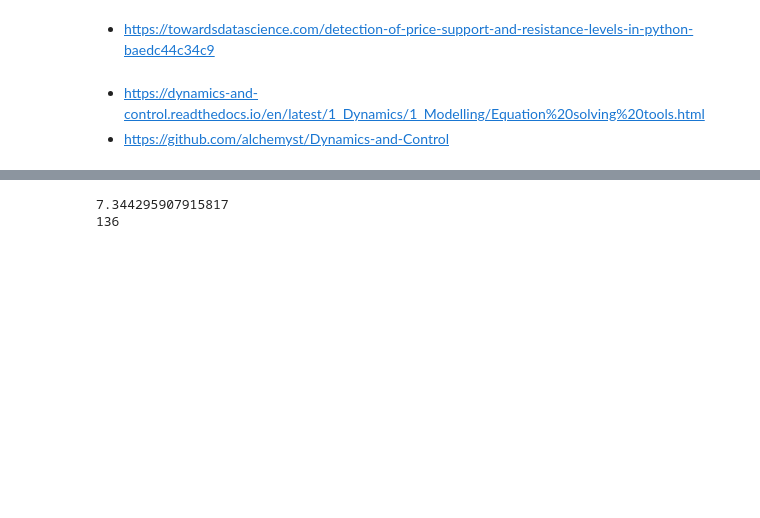
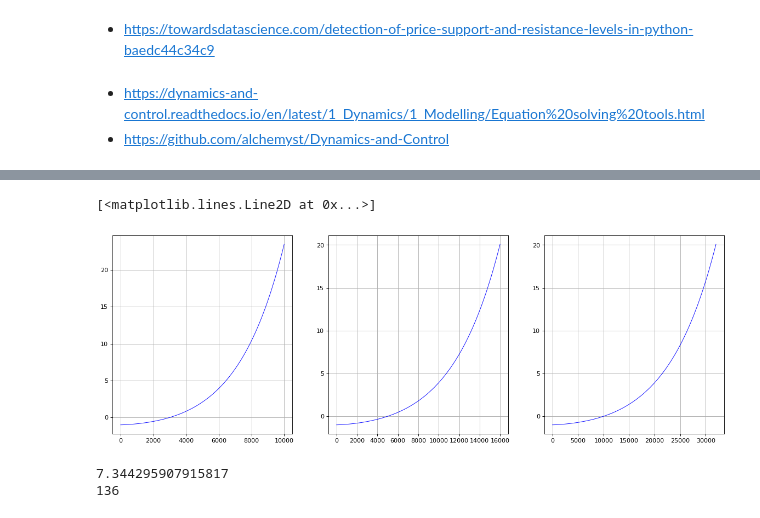
Before and after one commit to seii-saintway/crypto-currency-stabilizer, a Jupyter notebook: analysis.ipynb, the cells around one changed output, grey strips where cells are left out. Cells and saved outputs as stored; diff of their text form; code cells hidden in the pictures; blank space fills up the shorter version.

```diff
--- a/analysis.ipynb
+++ b/analysis.ipynb
@@ -6,3 +49,42 @@
+# %%
+import math
+from scipy import optimize as opt
+import numpy.lib.scimath as scimath
+
+def c(d):
+    return opt.fsolve(lambda c: [(d - D / scimath.log(M) * scimath.log(1 + c[0]) / c[0] * (1 + c[0])).real], [-0.5])[0]
+
+import matplotlib.pyplot as plt
+%matplotlib inline
+
+fig, (plt_a, plt_b, plt_c) = plt.subplots(1, 3, figsize=(18, 6), dpi=80)
+
+# ---
+M = 800000 / 40000 / (20 / math.e)
+D = 3000
+
+# ---
+plt_a.grid(True)
+plt_a.plot(range(0, 10000), [c(d) for d in range(0, 10000)], 'b-', linewidth=0.8)
+
+# ---
+M = 800000 / 40000 / (20 / math.e)
+D = 5000
+
+# ---
+plt_b.grid(True)
+plt_b.plot(range(0, 16000), [c(d) for d in range(0, 16000)], 'b-', linewidth=0.8)
+
+# ---
+M = 800000 / 40000 / (20 / math.e)
+D = 10000
+
+# ---
+plt_c.grid(True)
+plt_c.plot(range(0, 32000), [c(d) for d in range(0, 32000)], 'b-', linewidth=0.8)
+# %% [output]
+[<matplotlib.lines.Line2D at 0x...>]
+[figure, added]
 # %%
 import numpy
 print(numpy.log2(260000 / 40000 / 0.04))
```
Also changed, not shown: parts of 3 cells of this notebook, 2 other files.
